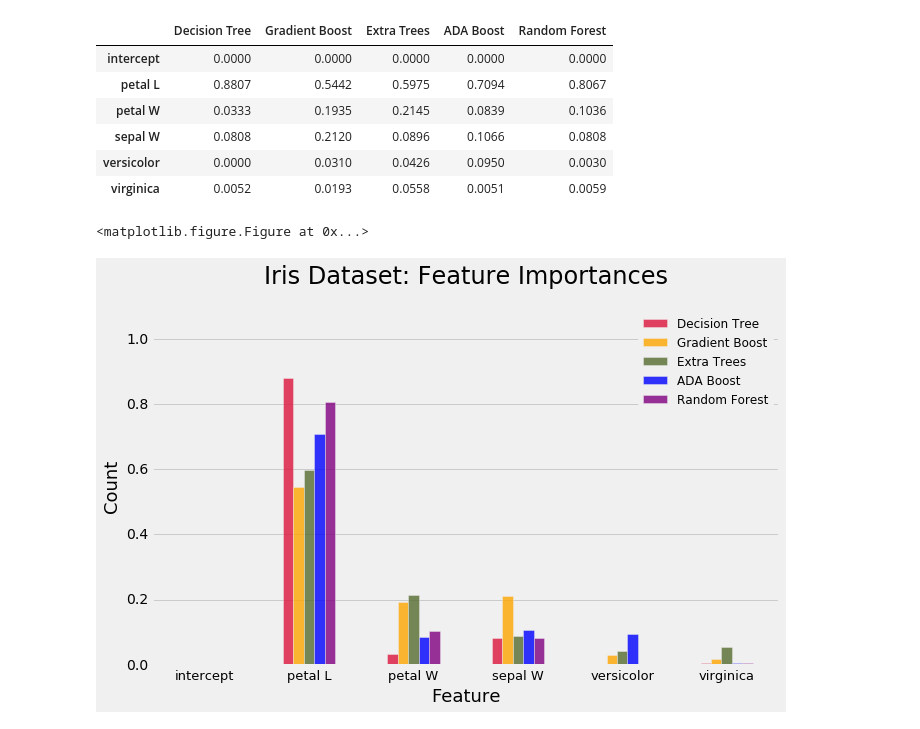
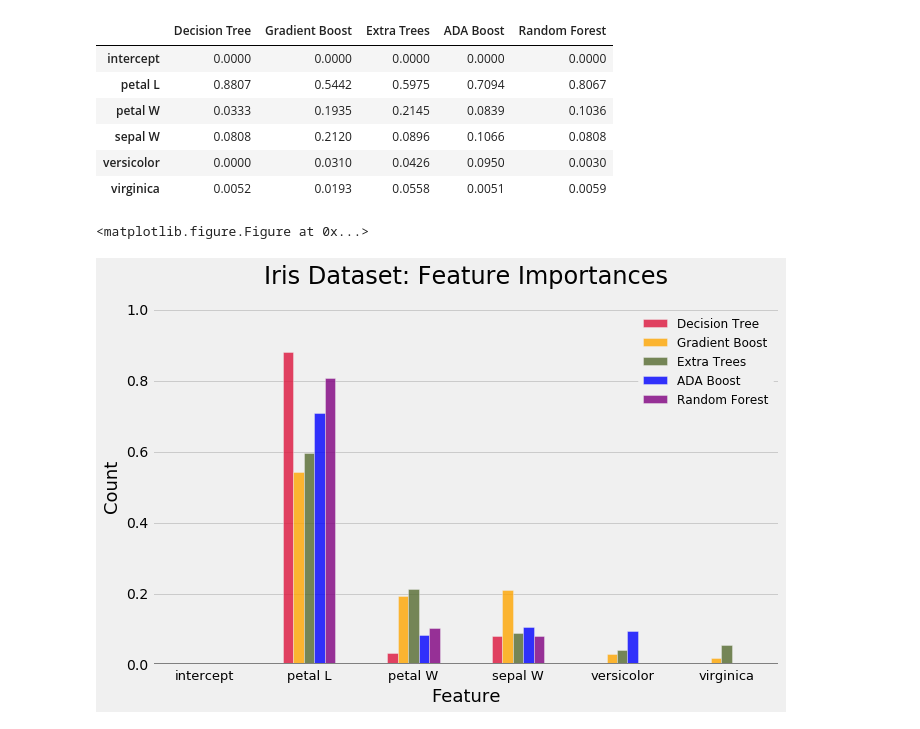
Before and after one commit to avmotamed/TA_reviews, a Jupyter notebook: Week_12/tree-based_methods/sklearn_tree-based_methods.ipynb, the cells around one changed output. Cells and saved outputs as stored; diff of their text form; code cells hidden in the pictures.

```diff
--- a/Week_12/tree-based_methods/sklearn_tree-based_methods.ipynb
+++ b/Week_12/tree-based_methods/sklearn_tree-based_methods.ipynb
@@ -692,32 +694,32 @@ big_df
 # %%
 plt.figure(figsize=(12,8))
 plt.style.use('fivethirtyeight')
 
 #big_ystand = big_ystand.sort('all', ascending = False)
 big_df[['Decision Tree', 'Gradient Boost', 'Extra Trees', 'ADA Boost', 'Random Forest']]\
     .plot(kind = 'bar', alpha = 0.8, stacked = False, colors = ['Crimson', 'Orange', \
         'DarkOliveGreen', 'blue', 'purple'], figsize = (10, 6))
 
 plt.title('Iris Dataset: Feature Importances', fontsize = 24, y = 1.05)
 
 # y label
 plt.ylabel('Count', fontsize = 18)
 #plt.ylim([0, 501])
 
 # x label
 plt.xlabel('Feature', fontsize = 18)
 
 # set the figure boundaries
-plt.ylim([0, 1.1])
+plt.ylim([0, 1.01])
 
 plt.grid(True)
 plt.grid(which = 'major', axis = 'x')
 plt.legend(loc='upper right', fontsize = 12)
 plt.xticks(rotation = 0, fontsize = 13)
 
-plt.axhline(0, color = 'black', linewidth = 0.3)
+plt.axhline(0, color = 'grey')
 
 plt.show()
 # %% [output]
 <matplotlib.figure.Figure at 0x...>
-[figure, old version]
+[figure, new version]
```
Also changed, not shown: parts of 2 cells of this notebook.
